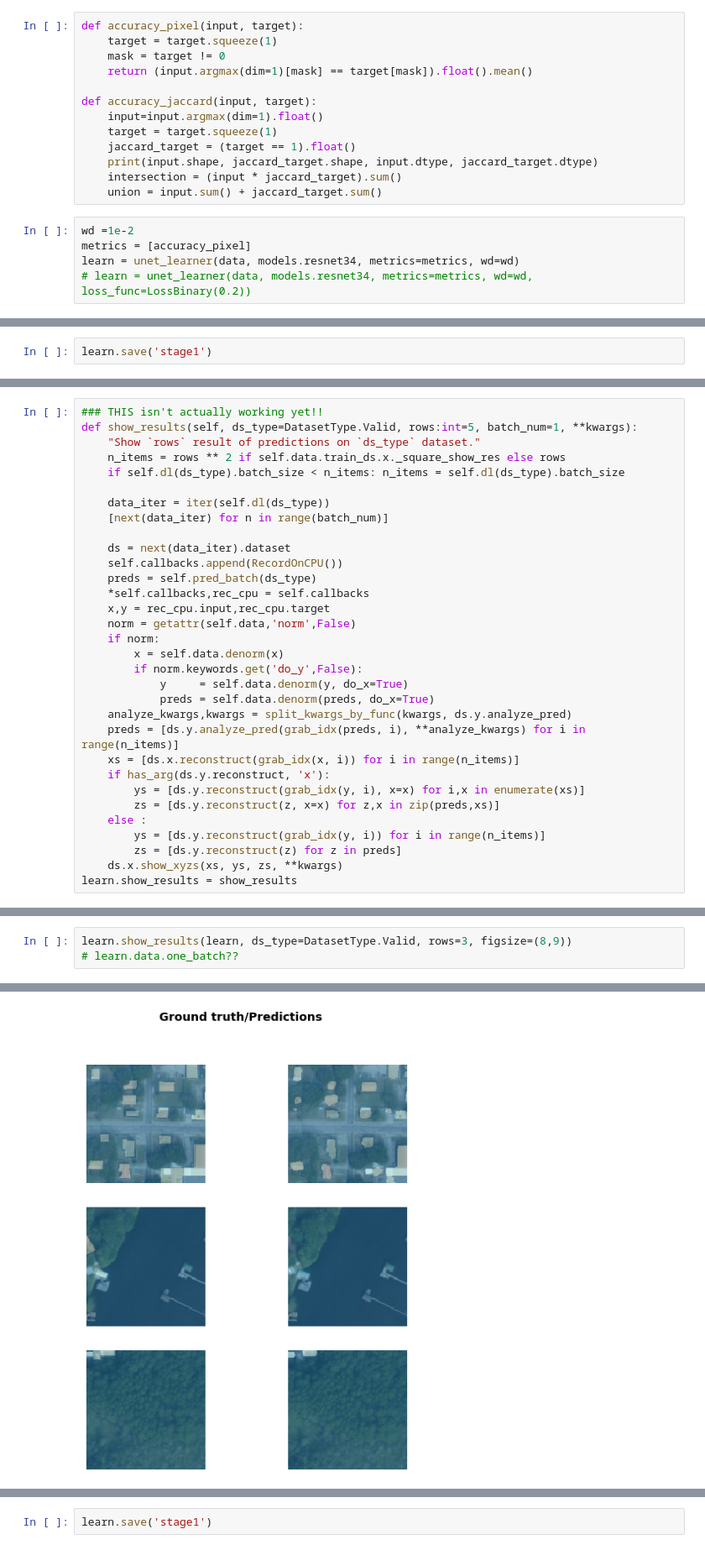
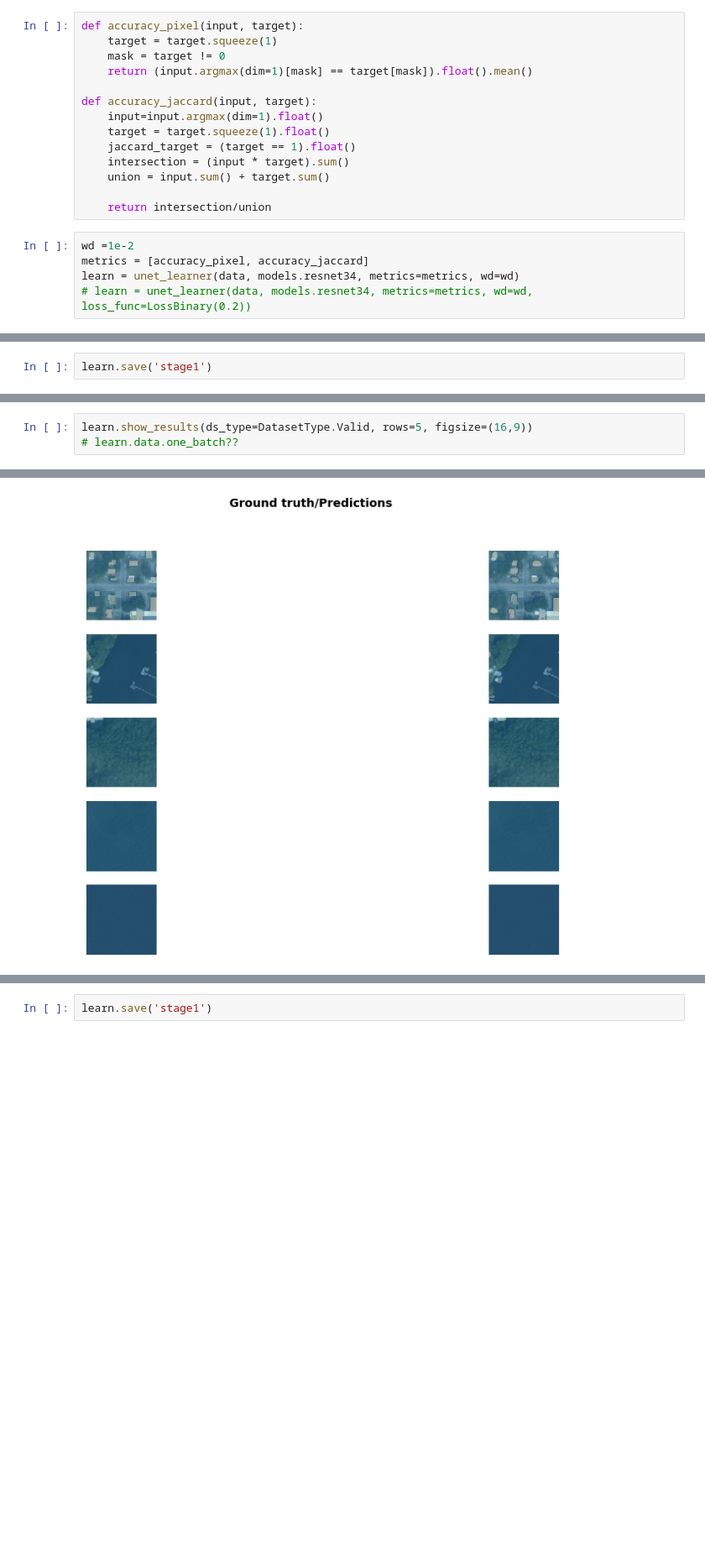
Before and after one commit to wwymak/spacenet-buildings, a Jupyter notebook: urban_3d.ipynb, the cells around one changed output, grey strips where cells are left out. Shown at 84% size. Saved outputs shown, nothing was run; the diff lists cells and outputs as text; blank space fills up the shorter version.

```diff
--- a/urban_3d.ipynb
+++ b/urban_3d.ipynb
@@ -305,14 +350,15 @@ def accuracy_pixel(input, target):
 
 def accuracy_jaccard(input, target):
     input=input.argmax(dim=1).float()
-    target = target.squeeze(1)
+    target = target.squeeze(1).float()
     jaccard_target = (target == 1).float()
-    print(input.shape, jaccard_target.shape, input.dtype, jaccard_target.dtype)
-    intersection = (input * jaccard_target).sum()
-    union = input.sum() + jaccard_target.sum()
+    intersection = (input * target).sum()
+    union = input.sum() + target.sum()
+
+    return intersection/union
 # %%
 wd =1e-2
-metrics = [accuracy_pixel]
+metrics = [accuracy_pixel, accuracy_jaccard]
 learn = unet_learner(data, models.resnet34, metrics=metrics, wd=wd)
 # learn = unet_learner(data, models.resnet34, metrics=metrics, wd=wd, loss_func=LossBinary(0.2))
 # %%
@@ -381,32 +435,0 @@ open_mask(learn.data.valid_ds.y.items[0])
-# %%
-### THIS isn't actually working yet!!
-def show_results(self, ds_type=DatasetType.Valid, rows:int=5, batch_num=1, **kwargs):
-    "Show `rows` result of predictions on `ds_type` dataset."
-    n_items = rows ** 2 if self.data.train_ds.x._square_show_res else rows
-    if self.dl(ds_type).batch_size < n_items: n_items = self.dl(ds_type).batch_size
-
-    data_iter = iter(self.dl(ds_type))
-    [next(data_iter) for n in range(batch_num)]
-
-    ds = next(data_iter).dataset
-    self.callbacks.append(RecordOnCPU())
-    preds = self.pred_batch(ds_type)
-    *self.callbacks,rec_cpu = self.callbacks
-    x,y = rec_cpu.input,rec_cpu.target
-    norm = getattr(self.data,'norm',False)
-    if norm:
-        x = self.data.denorm(x)
-        if norm.keywords.get('do_y',False):
-            y     = self.data.denorm(y, do_x=True)
-            preds = self.data.denorm(preds, do_x=True)
-    analyze_kwargs,kwargs = split_kwargs_by_func(kwargs, ds.y.analyze_pred)
-    preds = [ds.y.analyze_pred(grab_idx(preds, i), **analyze_kwargs) for i in range(n_items)]
-    xs = [ds.x.reconstruct(grab_idx(x, i)) for i in range(n_items)]
-    if has_arg(ds.y.reconstruct, 'x'):
-        ys = [ds.y.reconstruct(grab_idx(y, i), x=x) for i,x in enumerate(xs)]
-        zs = [ds.y.reconstruct(z, x=x) for z,x in zip(preds,xs)]
-    else :
-        ys = [ds.y.reconstruct(grab_idx(y, i)) for i in range(n_items)]
-        zs = [ds.y.reconstruct(z) for z in preds]
-    ds.x.show_xyzs(xs, ys, zs, **kwargs)
-learn.show_results = show_results
@@ -460,4 +565,4 @@ learn.fit_one_cycle(12, lrs, pct_start=0.8)
 # %%
-learn.show_results(learn, ds_type=DatasetType.Valid, rows=3, figsize=(8,9))
+learn.show_results(ds_type=DatasetType.Valid, rows=5, figsize=(16,9))
 # learn.data.one_batch??
 # %% [output]
@@ -464 +579 @@ learn.show_results(learn, ds_type=DatasetType.Valid, rows=3, figsize=(8,9))
-[figure, old version]
+[figure, new version]
```
Also changed, not shown: parts of 43 cells of this notebook, 1 other file.
